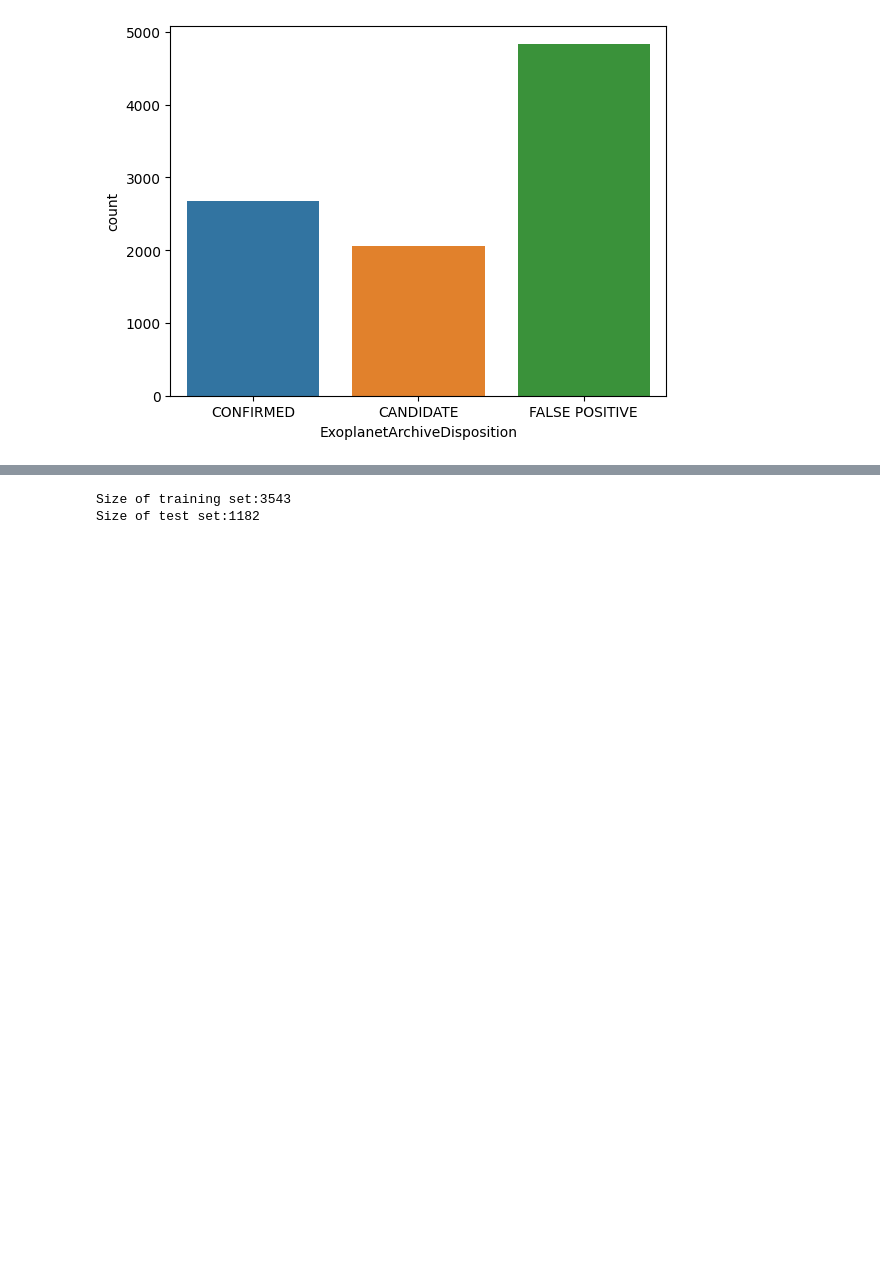
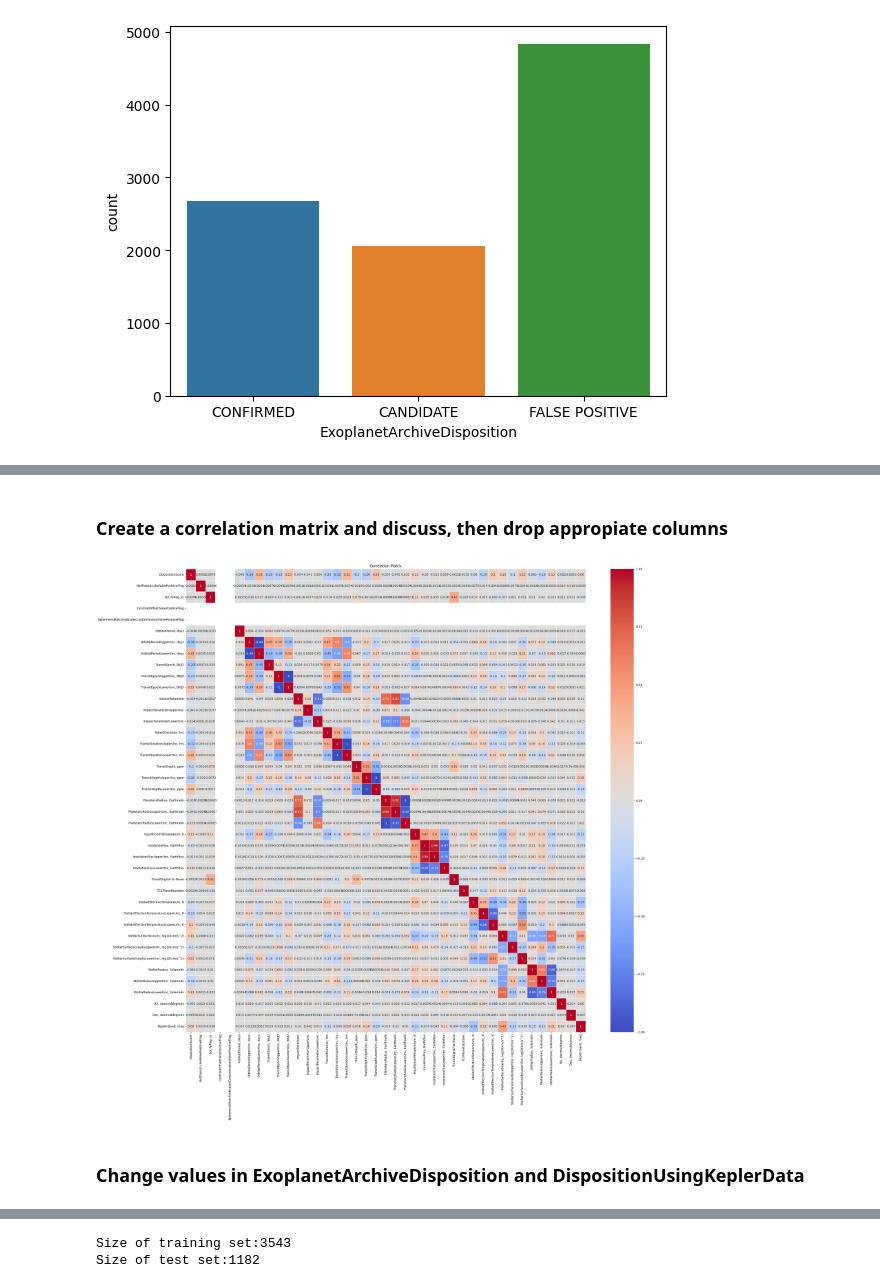
Before and after one commit to gruiagruia/Assignment2-MAL, a Jupyter notebook: MALY1 - Assignment 2/MALY1-Assignment 2.ipynb, the cells around one changed output, grey strips where cells are left out. Saved outputs shown, nothing was run; the diff lists cells and outputs as text; code cells hidden in the pictures; blank space fills up the shorter version.

```diff
--- a/MALY1 - Assignment 2/MALY1-Assignment 2.ipynb
+++ b/MALY1 - Assignment 2/MALY1-Assignment 2.ipynb
@@ -504,0 +393,17 @@ print(exoplanet_df)
+# %% [markdown]
+### Create a correlation matrix and discuss, then drop appropiate columns
+# %%
+# Create a DataFrame with only numeric columns
+numeric_exoplanet_df = exoplanet_df.select_dtypes(include=[np.number])
+
+# Calculate the correlation matrix
+correlation_matrix = numeric_exoplanet_df.corr()
+
+plt.figure(figsize=(30, 28))
+sns.heatmap(correlation_matrix, annot=True, cmap='coolwarm', linewidths=0.5)
+plt.title('Correlation Matrix')
+plt.show()
+# %% [output]
+[figure, added]
+# %% [markdown]
+### Change values in ExoplanetArchiveDisposition and DispositionUsingKeplerData
```
Also changed, not shown: parts of 55 cells of this notebook.
